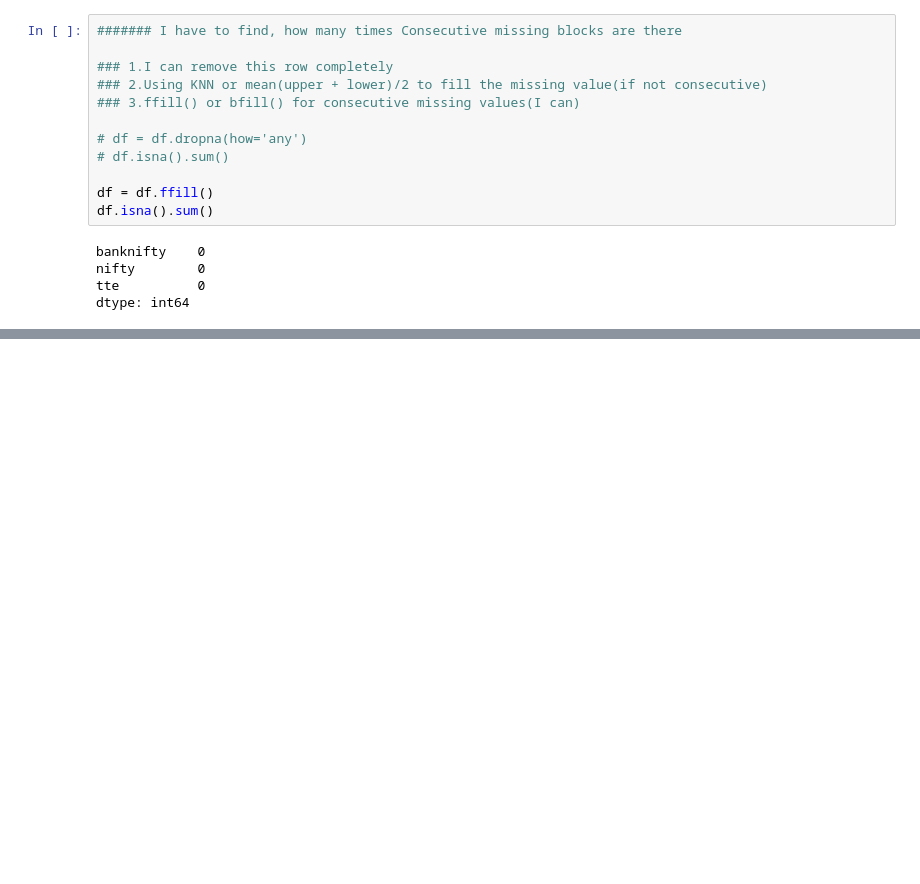
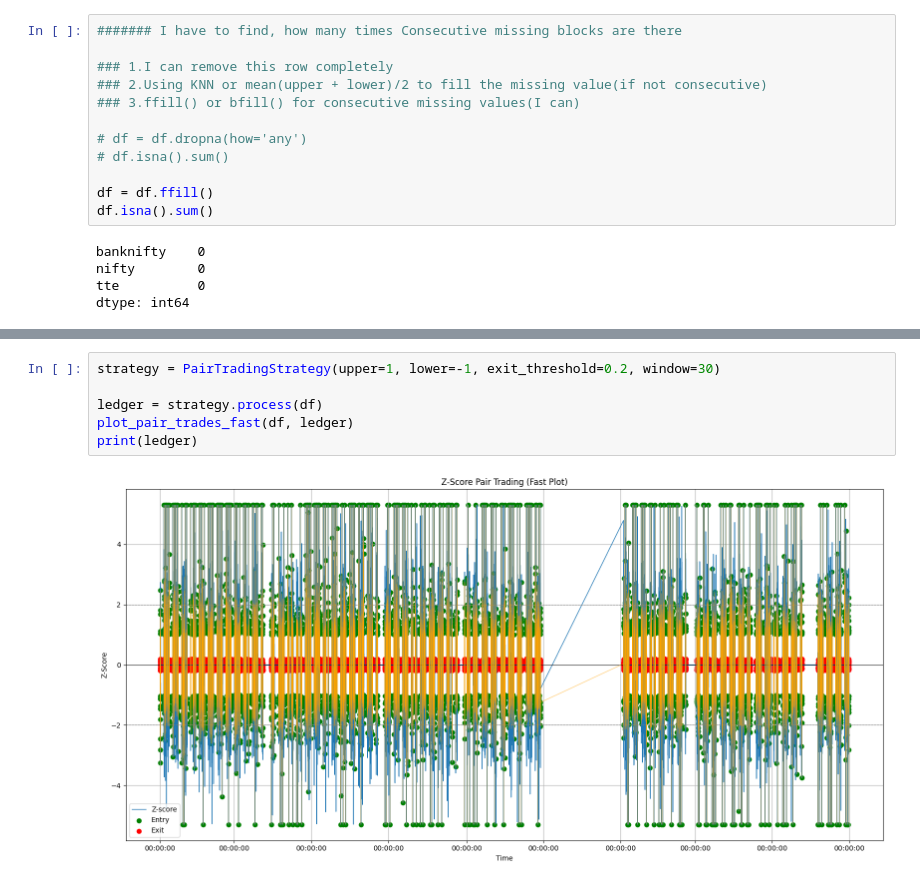
Before and after one commit to MRITUNJAYMADDHESHIYA/Model-MultiThreading-OrderBook, a Jupyter notebook: Task/main.ipynb, the cells around one changed output, grey strips where cells are left out. Drawn from its saved outputs; the diff is of its cells as text; blank space fills up the shorter version.

```diff
--- a/Task/main.ipynb
+++ b/Task/main.ipynb
@@ -55,0 +227,8 @@ dtype: int64
+# %%
+strategy = PairTradingStrategy(upper=1, lower=-1, exit_threshold=0.2, window=30)
+
+ledger = strategy.process(df)
+plot_pair_trades_fast(df, ledger)
+print(ledger)
+# %% [output]
+[figure, added]
```
Also changed, not shown: parts of 9 cells of this notebook.
